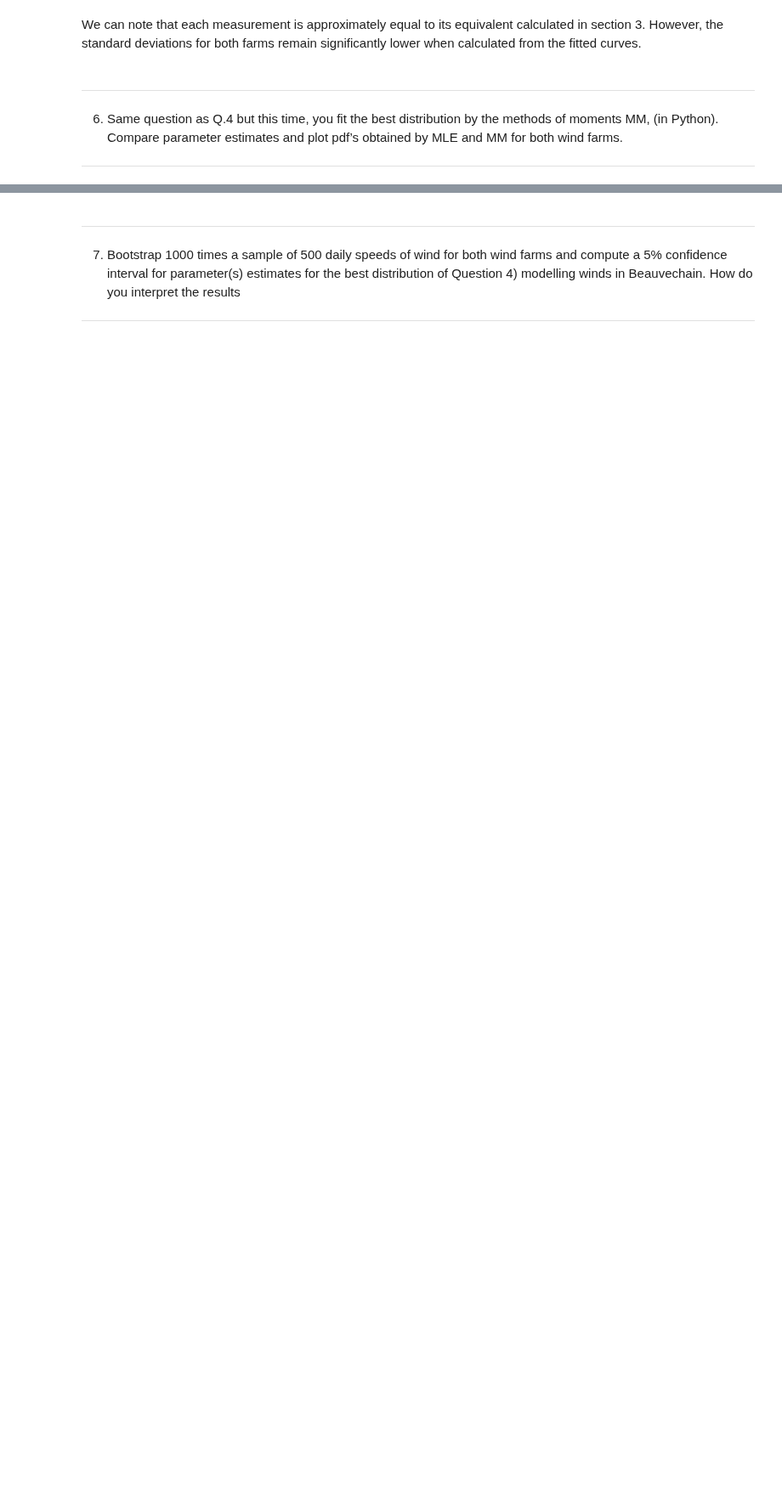
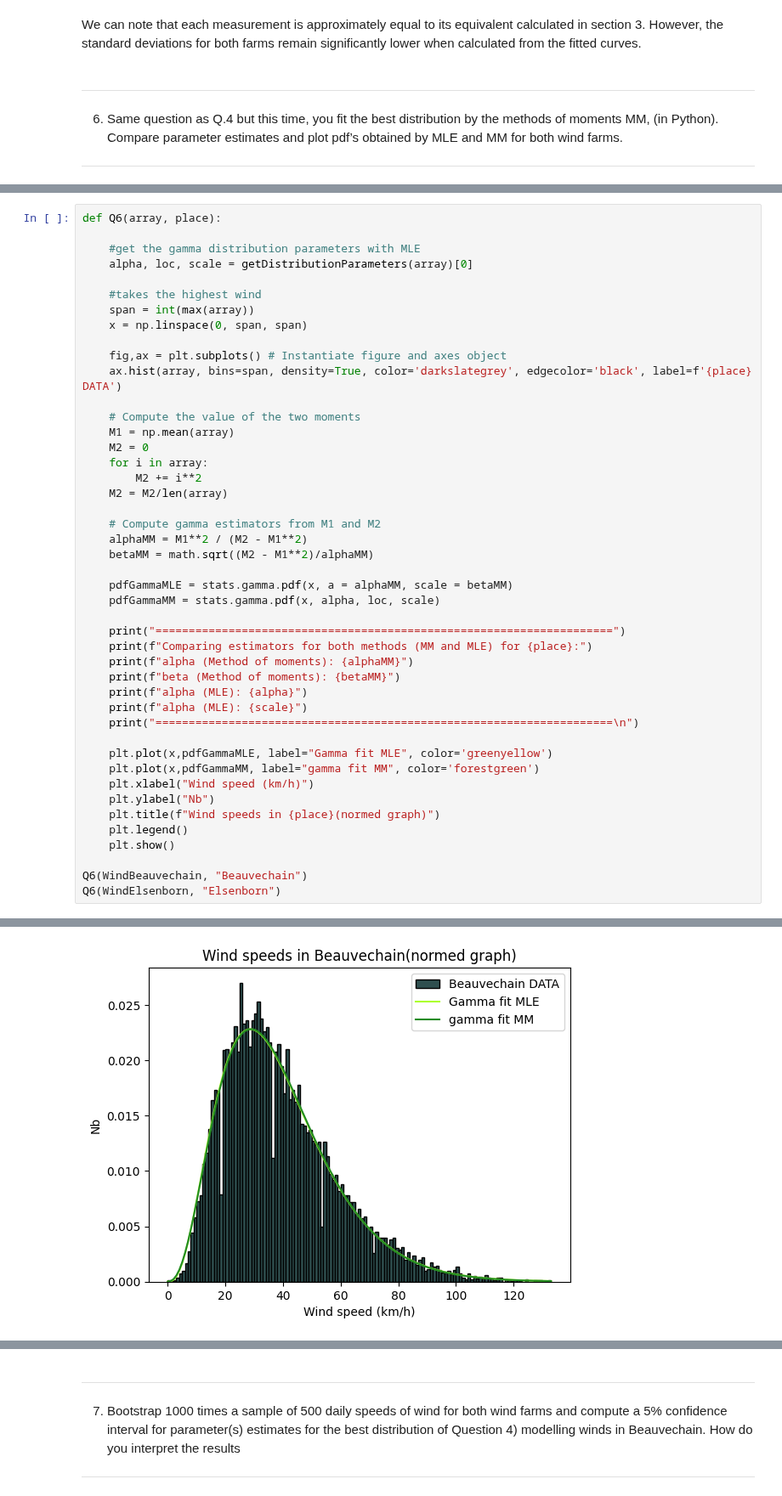
Before and after one commit to clem119/Hackathons, a Jupyter notebook: H1/hack1_without_code.ipynb, the cells around one changed output, grey strips where cells are left out. Shown at 85% size. Saved outputs shown, nothing was run; the diff lists cells and outputs as text; blank space fills up the shorter version.

```diff
--- a/H1/hack1_without_code.ipynb
+++ b/H1/hack1_without_code.ipynb
@@ -469,0 +468,46 @@ We can note that each measurement is approximately equal to its equivalent calcu
+# %%
+def Q6(array, place):
+
+    #get the gamma distribution parameters with MLE
+    alpha, loc, scale = getDistributionParameters(array)[0]
+
+    #takes the highest wind
+    span = int(max(array))
+    x = np.linspace(0, span, span)
+
+    fig,ax = plt.subplots() # Instantiate figure and axes object
+    ax.hist(array, bins=span, density=True, color='darkslategrey', edgecolor='black', label=f'{place} DATA')
+
+    # Compute the value of the two moments
+    M1 = np.mean(array)
+    M2 = 0
+    for i in array:
+        M2 += i**2
+    M2 = M2/len(array)
+
+    # Compute gamma estimators from M1 and M2
+    alphaMM = M1**2 / (M2 - M1**2)
+    betaMM = math.sqrt((M2 - M1**2)/alphaMM)
+
+    pdfGammaMLE = stats.gamma.pdf(x, a = alphaMM, scale = betaMM)
+    pdfGammaMM = stats.gamma.pdf(x, alpha, loc, scale)
+
+    print("=====================================================================")
+    print(f"Comparing estimators for both methods (MM and MLE) for {place}:")
+    print(f"alpha (Method of moments): {alphaMM}")
+    print(f"beta (Method of moments): {betaMM}")
+    print(f"alpha (MLE): {alpha}")
+    print(f"alpha (MLE): {scale}")
+    print("=====================================================================\n")
+
+    plt.plot(x,pdfGammaMLE, label="Gamma fit MLE", color='greenyellow')
+    plt.plot(x,pdfGammaMM, label="gamma fit MM", color='forestgreen')
+    plt.xlabel("Wind speed (km/h)")
+    plt.ylabel("Nb")
+    plt.title(f"Wind speeds in {place}(normed graph)")
+    plt.legend()
+    plt.show()
+
+Q6(WindBeauvechain, "Beauvechain")
+Q6(WindElsenborn, "Elsenborn")
+# %% [output]
@@ -469,0 +521 @@ We can note that each measurement is approximately equal to its equivalent calcu
+[figure, added]
```
Also changed, not shown: parts of 3 cells of this notebook, 3 other files.
